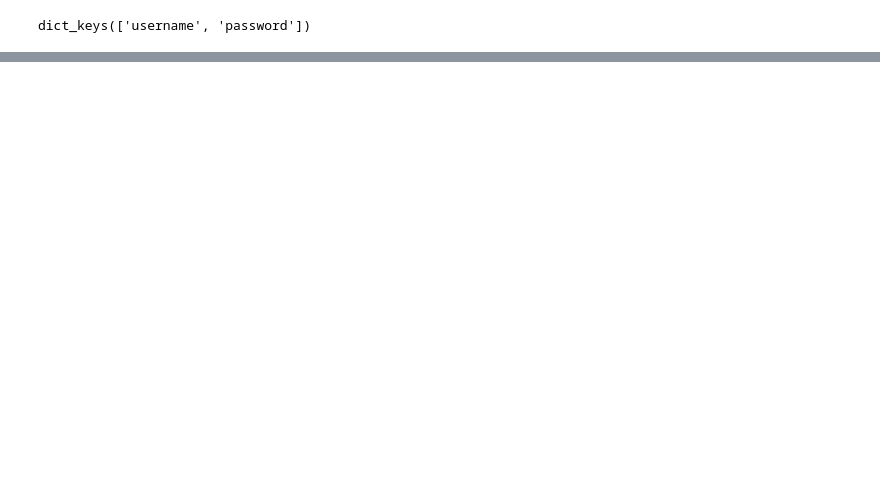
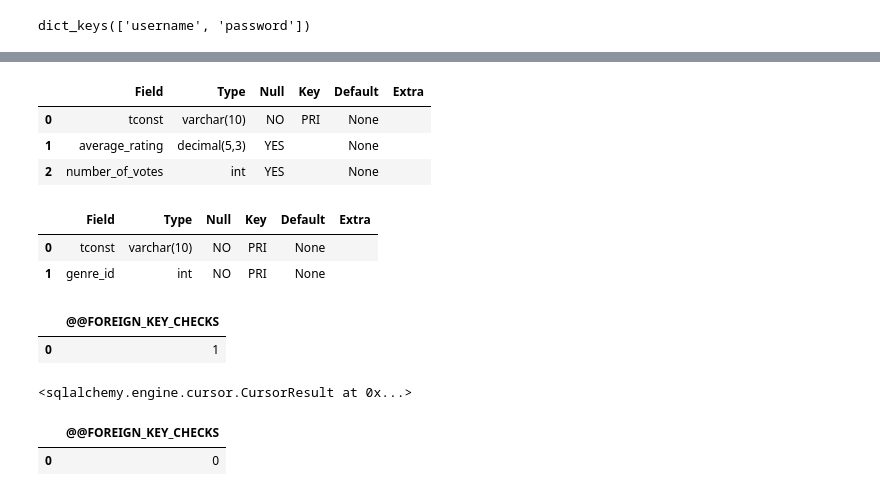
Before and after one commit to Ahmed-Wassel-Angar/movies_project, a Jupyter notebook: DATABASE_Design.ipynb, the cells around one changed output, grey strips where cells are left out. Drawn from its saved outputs; the diff is of its cells as text; code cells hidden in the pictures; blank space fills up the shorter version.

```diff
--- a/DATABASE_Design.ipynb
+++ b/DATABASE_Design.ipynb
@@ -558,0 +568,39 @@ username
+# %%
+q= """
+describe title_ratings;
+"""
+pd.read_sql(text(q),conn)
+# %% [output]
+|  | Field | Type | Null | Key | Default | Extra |
+| 0 | tconst | varchar(10) | NO | PRI | None |  |
+| 1 | average_rating | decimal(5,3) | YES |  | None |  |
+| 2 | number_of_votes | int | YES |  | None |  |
+# %%
+q= """
+describe title_genres;
+"""
+pd.read_sql(text(q),conn)
+# %% [output]
+|  | Field | Type | Null | Key | Default | Extra |
+| 0 | tconst | varchar(10) | NO | PRI | None |  |
+| 1 | genre_id | int | NO | PRI | None |  |
+# %%
+# Checking the setting for FOREIGN_KEY_CHECKS
+q = """SELECT @@FOREIGN_KEY_CHECKS"""
+pd.read_sql(text(q), conn)
+# %% [output]
+|  | @@FOREIGN_KEY_CHECKS |
+| 0 | 1 |
+# %%
+# Changing the setting for FOREIGN_KEY_CHECKS with the connection
+q = """SET @@FOREIGN_KEY_CHECKS=0"""
+conn.execute(text(q))
+# %% [output]
+<sqlalchemy.engine.cursor.CursorResult at 0x...>
+# %%
+# Confirm the checks are deactiavated
+q = """SELECT @@FOREIGN_KEY_CHECKS"""
+pd.read_sql(q,conn)
+# %% [output]
+|  | @@FOREIGN_KEY_CHECKS |
+| 0 | 0 |
```
Also changed, not shown: parts of 18 cells of this notebook, 4 other files.
